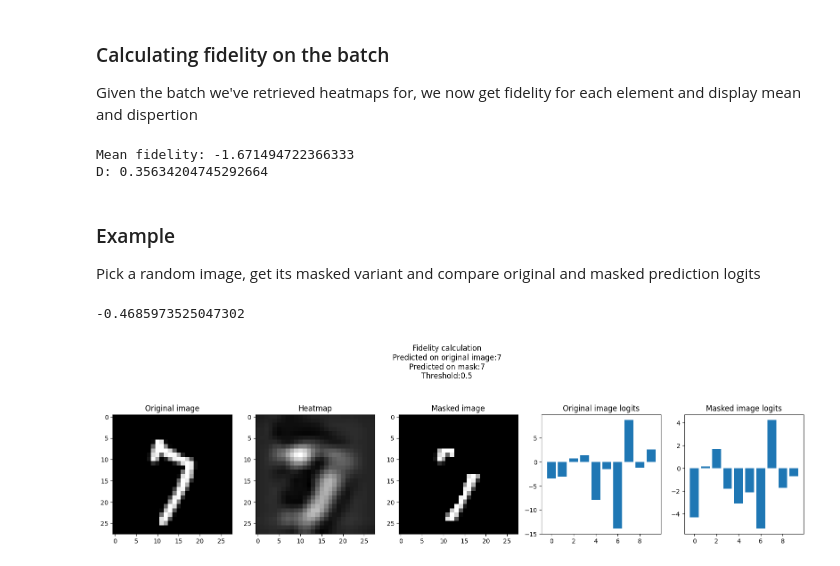
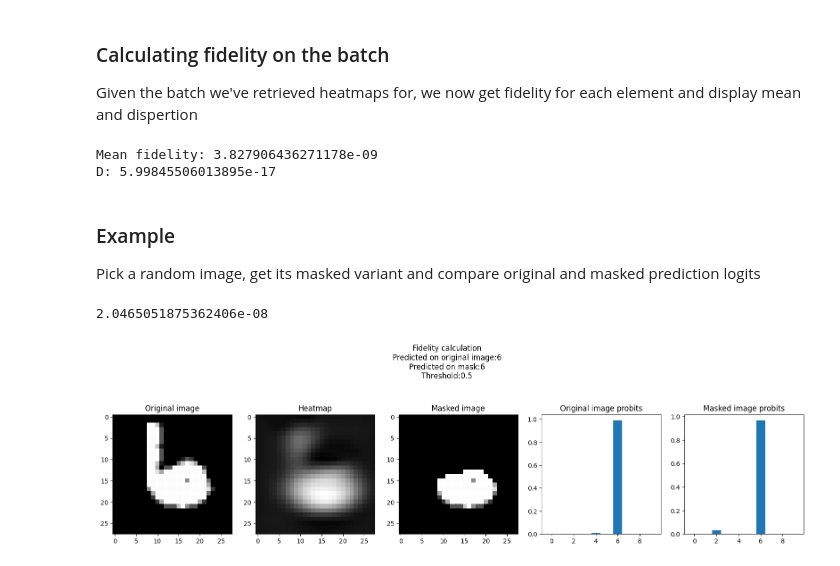
Before and after one commit to ncinsli/MNIST-Grad-CAM-implementation, a Jupyter notebook: model.ipynb, the cells around one changed output. Drawn from its saved outputs; the diff is of its cells as text; code cells hidden in the pictures.

```diff
--- a/model.ipynb
+++ b/model.ipynb
@@ -35,7 +50,8 @@ plt.rcParams['image.cmap'] = 'gray'
 # %% [markdown]
 ### Displaying a random image
 # %%
-n = random.randint(0, len(x_train))
-plt.imshow(x_train[n])
-print(y_train[n].item())
+x_sample, y_sample = get_random_sample()
+
+plt.imshow(x_sample)
+print(y_sample)
 # %% [output]
@@ -315,11 +294,11 @@ This implementation contains a lot of additinal pretty-print, which can be disab
 def fidelity(net, image, heatmap, threshold = 5/6, verbose=False):
     acc = 0
     with torch.no_grad():
-        f_x = net.forward(image.unsqueeze(0).unsqueeze(0))
-        threshold_brightness = (torch.amax(heatmap) * threshold).item()
         masked_image = image.clone()
+        threshold_brightness = torch.amax(heatmap) * threshold
         masked_image[heatmap < threshold_brightness] = 0
-        f_xm = net.forward(masked_image.unsqueeze(0).unsqueeze(0))
+        f_x = softmax((net.forward(image.unsqueeze(0).unsqueeze(0))).squeeze())
+        f_xm = softmax(net.forward(masked_image.unsqueeze(0).unsqueeze(0)).squeeze())
 
         if (verbose):
             fig, ax = plt.subplots(1, 5, figsize=(20, 6))
@@ -330,12 +309,12 @@ def fidelity(net, image, heatmap, threshold = 5/6, verbose=False):
             ax[1].set_title('Heatmap')
             ax[2].imshow(masked_image)
             ax[2].set_title('Masked image')
-            ax[3].bar(torch.arange(0, 10), f_x[0])
-            ax[3].set_title('Original image logits')
+            ax[3].bar(torch.arange(0, 10), f_x)
+            ax[3].set_title('Original image probits')
             ax[3].set_box_aspect(1)
 
-            ax[4].bar(torch.arange(0, 10), f_xm[0])
-            ax[4].set_title('Masked image logits')
+            ax[4].bar(torch.arange(0, 10), f_xm)
+            ax[4].set_title('Masked image probits')
             ax[4].set_box_aspect(1)
 
         return [f_x.squeeze(0), f_xm.squeeze(0), (f_x - f_xm).mean().item()]
@@ -345,32 +324,33 @@ def fidelity(net, image, heatmap, threshold = 5/6, verbose=False):
 Given the batch we've retrieved heatmaps for, we now get fidelity for each element and display mean and dispertion
 # %%
 fidelities = torch.zeros(INTERPRETATION_BATCH_SIZE)
-original_logits = []
-masked_logits = []
+original_probits = []
+masked_probits = []
 
-threshold = 1/2
-for n in range(len(x_batch)):
+threshold = 3/6
+for n in range(INTERPRETATION_BATCH_SIZE):
     x_sample = x_batch[n].squeeze(0, 1, 2)
-    o, m, fidelities[n] = fidelity(classifier, x_sample, scaled_heatmap, threshold)
+    o, m, f = fidelity(classifier, x_sample, scaled_heatmap, threshold)
 
-    original_logits.append(o)
-    masked_logits.append(m)
+    original_probits.append(o)
+    masked_probits.append(m)
+    fidelities[n] = f
 
 f_mean = fidelities.mean().item()
 D = ((fidelities - torch.full(fidelities.shape, f_mean))**2).mean()
 print(f'Mean fidelity: {f_mean}')
 print(f'D: {D}')
 # %% [output]
-Mean fidelity: -1.671494722366333
-D: 0.35634204745292664
+Mean fidelity: 3.827906436271178e-09
+D: 5.99845506013895e-17
 # %% [markdown]
 ### Example
 
 Pick a random image, get its masked variant and compare original and masked prediction logits
 # %%
 n = random.randint(0, len(images) - 1)
-logits_orig, logits_masked, mean = fidelity(classifier, images[n], heatmaps[n], threshold, True)
-mean
+logits_orig, logits_masked, fid = fidelity(classifier, images[n], heatmaps[n], threshold, True)
+fid
 # %% [output]
--0.4685973525047302
+2.0465051875362406e-08
-[figure, old version]
+[figure, new version]
```
Also changed, not shown: parts of 11 cells of this notebook.
